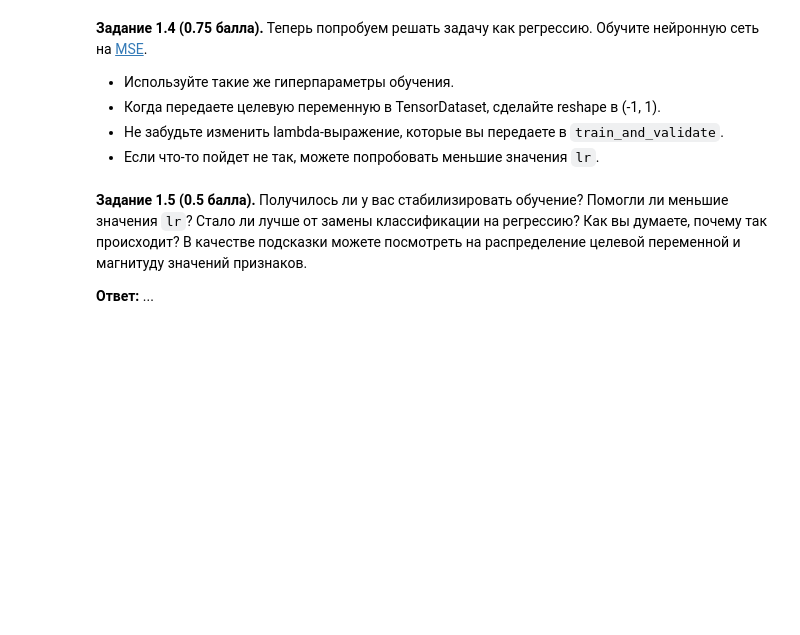
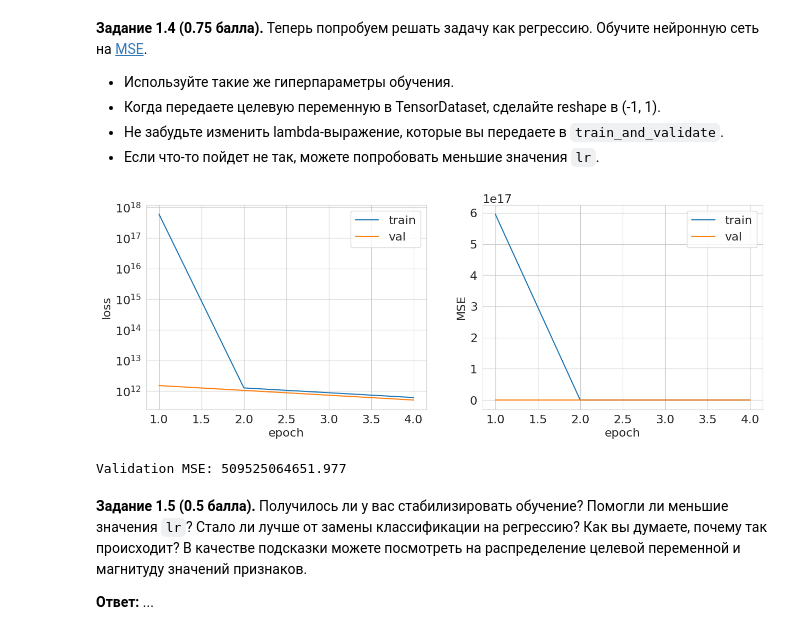
Before and after one commit to DmitriyPyankov/C0ver_letter_bot, a Jupyter notebook: homeworks/HW1/HW1_Light.ipynb, the cells around one changed output. Saved outputs shown, nothing was run; the diff lists cells and outputs as text; code cells hidden in the pictures; blank space fills up the shorter version.

```diff
--- a/homeworks/HW1/HW1_Light.ipynb
+++ b/homeworks/HW1/HW1_Light.ipynb
@@ -313,7 +434,67 @@ $^1$ **Логит** &mdash; выход последнего линейного
 - Не забудьте изменить lambda-выражение, которые вы передаете в `train_and_validate`.
 - Если что-то пойдет не так, можете попробовать меньшие значения `lr`.
 # %%
-# YOUR CODE HERE (－.－)...zzzZZZzzzZZZ
+# Преобразуем данные в тензоры PyTorch
+X_train_tensor = torch.tensor(X_train, dtype=torch.float32)
+X_val_tensor = torch.tensor(X_val, dtype=torch.float32)
+X_test_tensor = torch.tensor(X_test, dtype=torch.float32)
+
+# Для регрессии изменим dtype и добавим reshape
+y_train_tensor = torch.tensor(y_train, dtype=torch.float32).reshape(-1, 1)
+y_val_tensor = torch.tensor(y_val, dtype=torch.float32).reshape(-1, 1)
+y_test_tensor = torch.tensor(y_test, dtype=torch.float32).reshape(-1, 1)
+
+# заново пересоздадим Dataset и DataLoader
+train_dataset = TensorDataset(X_train_tensor, y_train_tensor)
+val_dataset = TensorDataset(X_val_tensor, y_val_tensor)
+test_dataset = TensorDataset(X_test_tensor, y_test_tensor)
+
+batch_size = 32
+train_loader = DataLoader(train_dataset, batch_size=batch_size, shuffle=True, num_workers=2)
+val_loader = DataLoader(val_dataset, batch_size=batch_size, shuffle=False, num_workers=2)
+test_loader = DataLoader(test_dataset, batch_size=batch_size, shuffle=False, num_workers=2)
+
+# регрессия
+class RegressionModel(nn.Module):
+    def __init__(self, input_size, out_size):
+        super(RegressionModel, self).__init__()
+        self.linear_1 = nn.Linear(input_size, out_size)
+        self.relu = nn.ReLU()
+        self.linear_2 = nn.Linear(out_size, 1)
+
+    def forward(self, x):
+        x = self.linear_1(x)
+        x = self.relu(x)
+        x = self.linear_2(x)
+        return x
+
+model = RegressionModel(input_size, out_size)
+
+# лосс и оптимизатор
+criterion = nn.MSELoss()
+optimizer = optim.SGD(model.parameters(), lr=1e-5) # Пробуем меньший лр
+
+
+# Lambda-функция для вычисления MSE в случае регрессии
+# predictions и targets уже имеют форму (batch_size, 1), используем squeeze() для удаления лишней размерности
+# reg_metric = lambda predictions, targets: ((predictions.squeeze() - targets.squeeze()) ** 2).mean()
+# reg_metric = lambda predictions, targets: ((predictions.squeeze() - targets.squeeze()) ** 2).mean().item()
+reg_metric = lambda predictions, targets: nn.MSELoss()(predictions.squeeze(), targets.squeeze()).item()
+# Короче опять кусок кода с lambda писал с дипсиком. В промте использовал предыдущий код с лямбдой в классификаторе и просил написать такой же для регрессора
+
+train_mse, val_mse = train_and_validate(
+    model=model,
+    optimizer=optimizer,
+    criterion=criterion,
+    metric=reg_metric,
+    train_loader=train_loader,
+    val_loader=val_loader,
+    num_epochs=num_epochs,
+    verbose=True
+)
+# %% [output]
+[figure, added]
+Validation MSE: 509525064651.977
 # %% [markdown]
 **Задание 1.5 (0.5 балла).** Получилось ли у вас стабилизировать обучение? Помогли ли меньшие значения `lr`? Стало ли лучше от замены классификации на регрессию? Как вы думаете, почему так происходит? В качестве подсказки можете посмотреть на распределение целевой переменной и магнитуду значений признаков.
 
```
Also changed, not shown: parts of 8 cells of this notebook.
